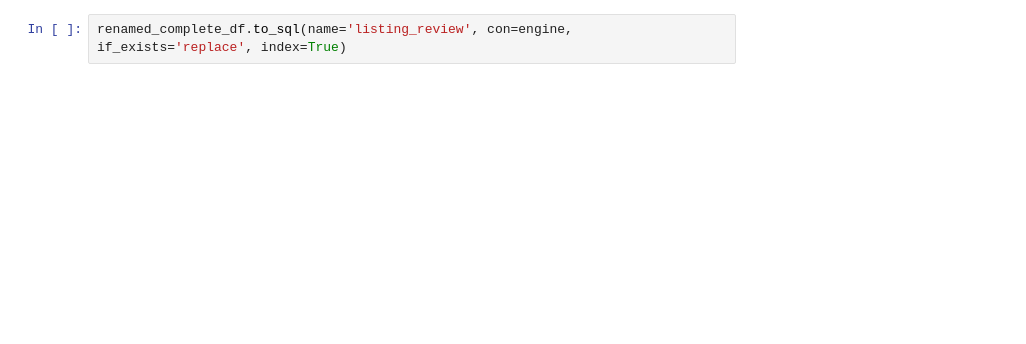
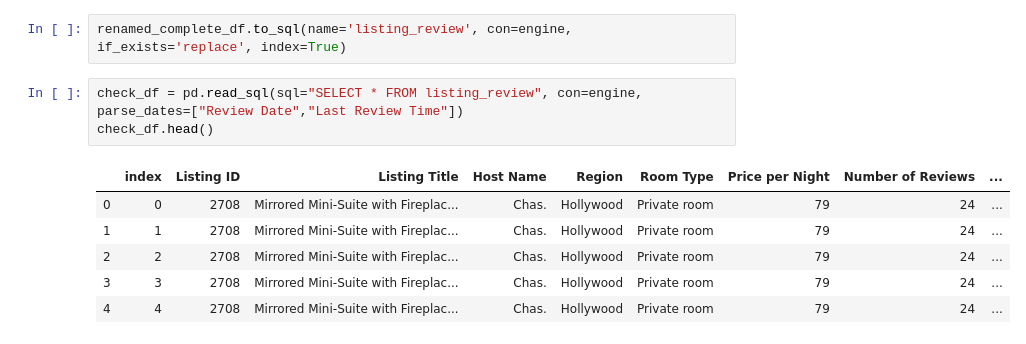
Before and after one commit to 9527-ol/ETL, a Jupyter notebook: Code/pandas_etl.ipynb, the cells around one changed output. Drawn from its saved outputs; the diff is of its cells as text; blank space fills up the shorter version.

```diff
--- a/Code/pandas_etl.ipynb
+++ b/Code/pandas_etl.ipynb
@@ -139,2 +189,12 @@ engine.table_names()
 # %%
 renamed_complete_df.to_sql(name='listing_review', con=engine, if_exists='replace', index=True)
+# %%
+check_df = pd.read_sql(sql="SELECT * FROM listing_review", con=engine, parse_dates=["Review Date","Last Review Time"])
+check_df.head()
+# %% [output]
+|  | index | Listing ID | Listing Title | Host Name | Region | Room Type | Price per Night | Number of Reviews | ... |
+| 0 | 0 | 2708 | Mirrored Mini-Suite with Fireplac... | Chas. | Hollywood | Private room | 79 | 24 | ... |
+| 1 | 1 | 2708 | Mirrored Mini-Suite with Fireplac... | Chas. | Hollywood | Private room | 79 | 24 | ... |
+| 2 | 2 | 2708 | Mirrored Mini-Suite with Fireplac... | Chas. | Hollywood | Private room | 79 | 24 | ... |
+| 3 | 3 | 2708 | Mirrored Mini-Suite with Fireplac... | Chas. | Hollywood | Private room | 79 | 24 | ... |
+| 4 | 4 | 2708 | Mirrored Mini-Suite with Fireplac... | Chas. | Hollywood | Private room | 79 | 24 | ... |
```
Also changed, not shown: parts of 8 cells of this notebook, 1 other file.
